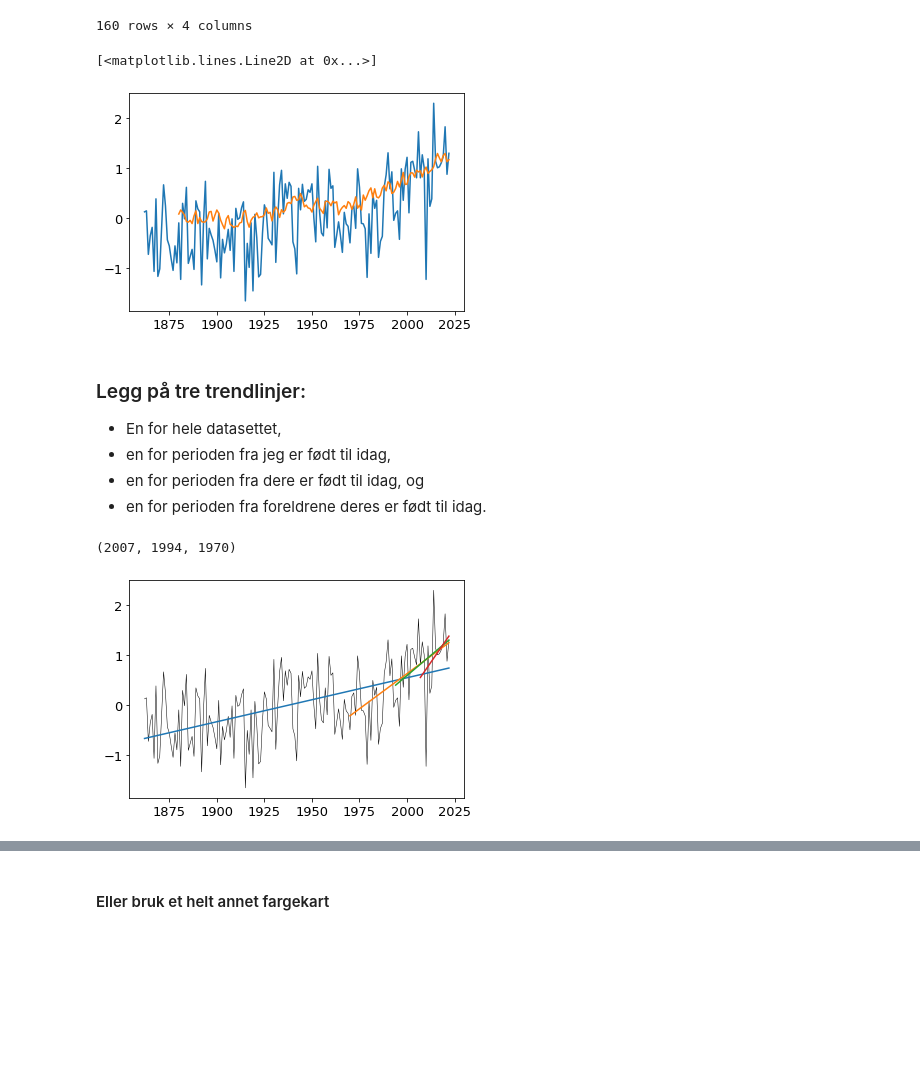
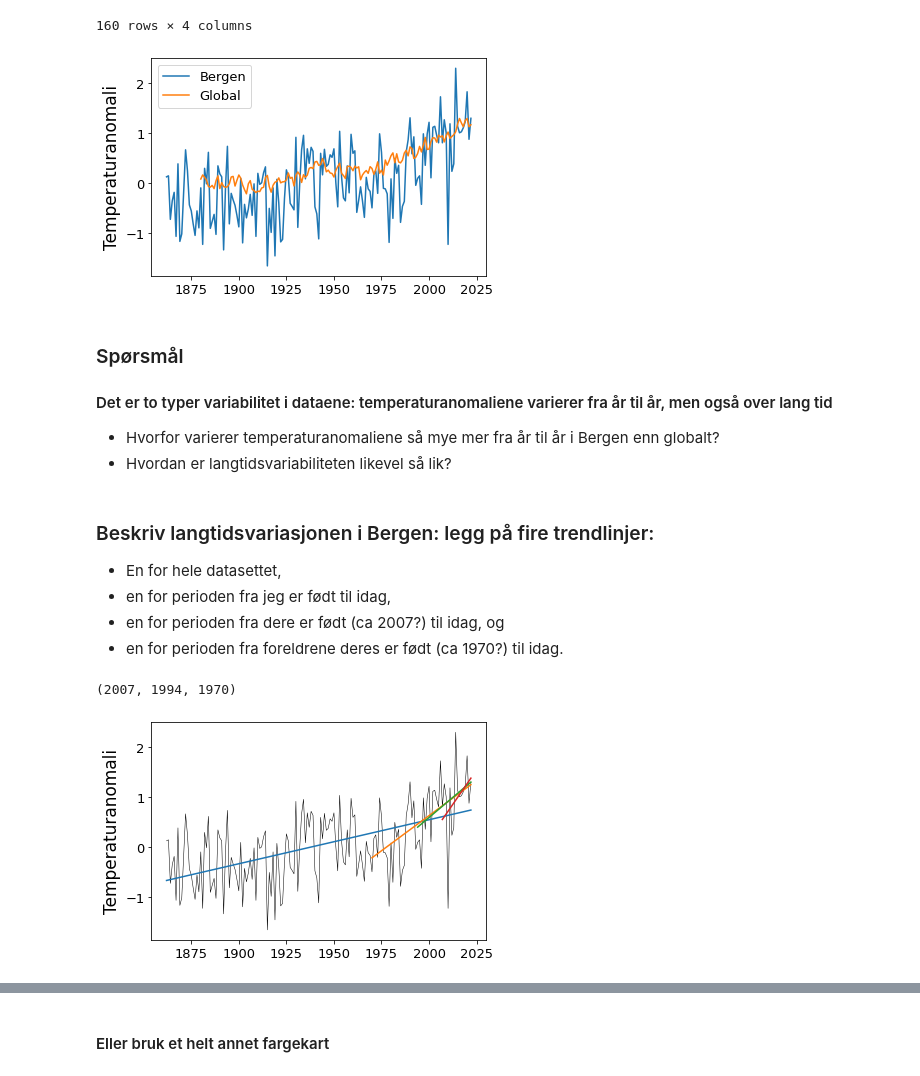
Before and after one commit to irendundas/EkteData, a Jupyter notebook: Workinprogress/Osteroy_vgs.ipynb, the cells around one changed output, grey strips where cells are left out. Saved outputs shown, nothing was run; the diff lists cells and outputs as text; code cells hidden in the pictures; blank space fills up the shorter version.

Commit message:
add questions and remove plots with other colormap

```diff
--- a/Workinprogress/Osteroy_vgs.ipynb
+++ b/Workinprogress/Osteroy_vgs.ipynb
@@ -17,7 +17,7 @@ from matplotlib import cm
 from matplotlib.colors import ListedColormap
 # %%
 SMALL_SIZE = 13
-MEDIUM_SIZE = 20
+MEDIUM_SIZE = 17
 BIGGER_SIZE = 14
 
 plt.rc('font', size=SMALL_SIZE)          # controls default text sizes
@@ -114,18 +114,26 @@ df
 160 rows × 4 columns
 # %%
 tid['Bergen']=np.copy(df.iloc[:,0])
-temp['Bergen']=np.copy(df.iloc[:,2])
-temp['Bergen']=np.copy(df.iloc[:,3]) # Anomalies
+# Vi vil se på anomalier, så vi setter den tredje kolonnen til temp['Bergen']
+temp['Bergen']=np.copy(df.iloc[:,3])
 # %%
-plt.plot(tid['Bergen'], temp['Bergen'])
-plt.plot(tid['Global'], temp['Global'])
+# Ta en titt på dataene
+plt.plot(tid['Bergen'], temp['Bergen'], label='Bergen')
+plt.plot(tid['Global'], temp['Global'], label='Global')
+plt.legend()
+plt.ylabel('Temperaturanomali')
+plt.show()
 # %% [output]
-[<matplotlib.lines.Line2D at 0x...>]
-[figure, old version]
+[figure, new version]
+# %% [markdown]
+### Spørsmål
+#### Det er to typer variabilitet i dataene: temperaturanomaliene varierer fra år til år, men også over lang tid
+- Hvorfor varierer temperaturanomaliene så mye mer fra år til år i Bergen enn globalt?
+- Hvordan er langtidsvariabiliteten likevel så lik?
 # %% [markdown]
-### Legg på tre trendlinjer:
+### Beskriv langtidsvariasjonen i Bergen: legg på fire trendlinjer:
 - En for hele datasettet,
 - en for perioden fra jeg er født til idag,
-- en for perioden fra dere er født til idag, og
-- en for perioden fra foreldrene deres er født til idag.
+- en for perioden fra dere er født (ca 2007?) til idag, og
+- en for perioden fra foreldrene deres er født (ca 1970?) til idag.
 # %%
@@ -149,10 +159,11 @@ plt.plot(tid['Bergen'][id94:], a*tid['Bergen'][id94:] + b, 'C2')
 
 a, b = np.polyfit(tid['Bergen'][id07:], temp['Bergen'][id07:], 1)
 plt.plot(tid['Bergen'][id07:], a*tid['Bergen'][id07:] + b, 'C3')
+plt.ylabel('Temperaturanomali')
 
 plt.show()
 # %% [output]
-[figure, old version]
+[figure, new version]
 # %%
 # Dette blir ryddigere med en for-løkke
 plt.plot(tid['Bergen'], temp['Bergen'], 'k', linewidth=0.5)
```
Also changed, not shown: parts of 28 cells of this notebook.
